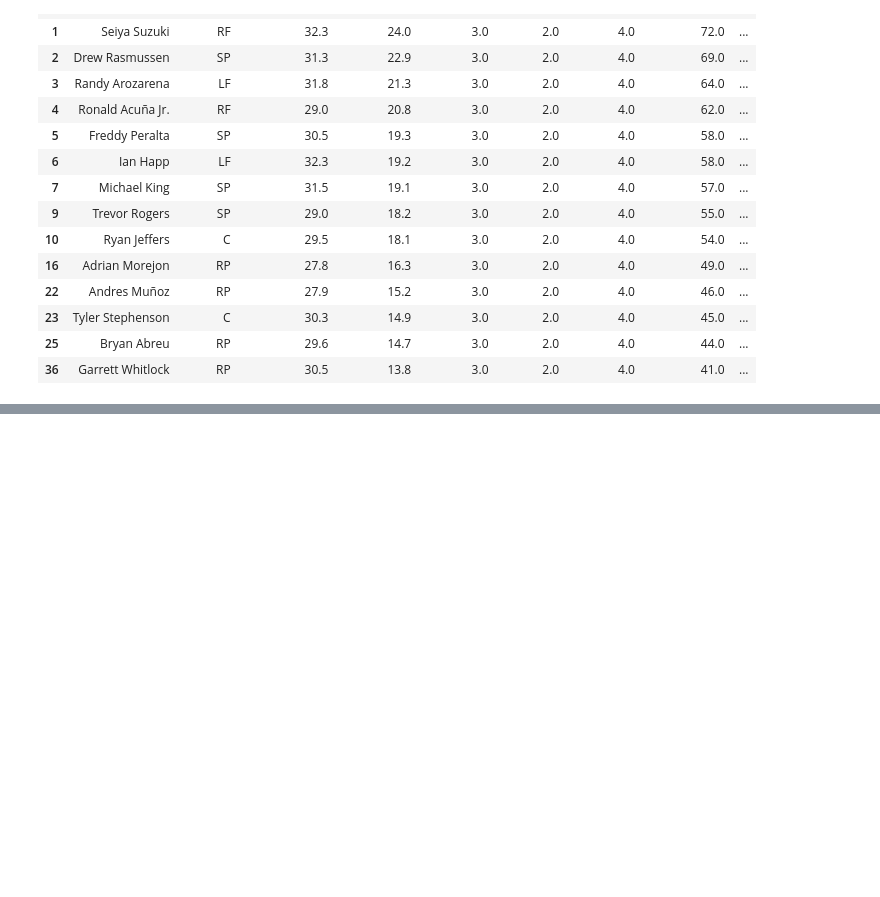
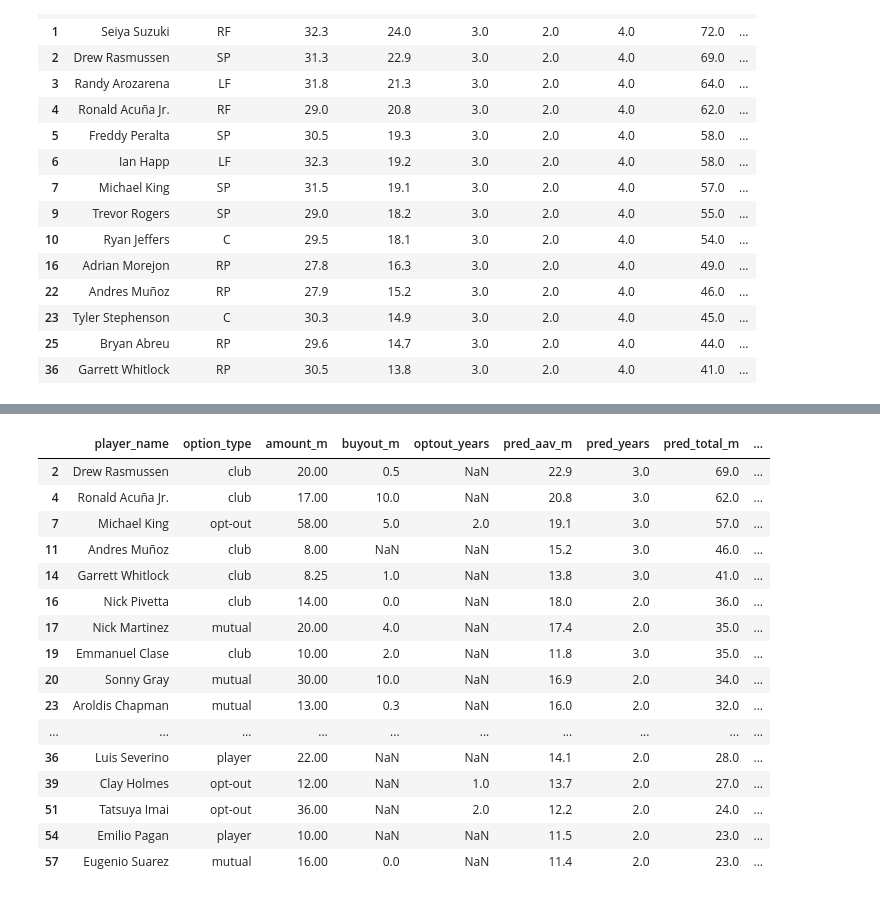
Before and after one commit to jpascarella17/fa-contract-model, a Jupyter notebook: notebooks/02_pull_stats.ipynb, the cells around one changed output, grey strips where cells are left out. Cells and saved outputs as stored; diff of their text form; code cells hidden in the pictures; blank space fills up the shorter version.

Commit message:
Add Skubal reference note and option calls

```diff
--- a/notebooks/02_pull_stats.ipynb
+++ b/notebooks/02_pull_stats.ipynb
@@ -1993,3 +1993,60 @@ Predicted years: {1.0: 156, 2.0: 81, 3.0: 15, 5.0: 1}
 | 23 | Tyler Stephenson | C | 30.3 | 14.9 | 3.0 | 2.0 | 4.0 | 45.0 | ... |
 | 25 | Bryan Abreu | RP | 29.6 | 14.7 | 3.0 | 2.0 | 4.0 | 44.0 | ... |
 | 36 | Garrett Whitlock | RP | 30.5 | 13.8 | 3.0 | 2.0 | 4.0 | 41.0 | ... |
+# %%
+import re
+import numpy as np
+import pandas as pd
+
+p = pd.read_csv("../outputs/fa_2027_contract_projections.csv")
+o = p[p["option_note"].notna() & (p["option_note"].astype(str).str.strip() != "")].copy()
+
+words = {"one": 1, "two": 2, "three": 3, "four": 4, "five": 5}
+
+def money(txt):
+    m = re.search(r"\$([\d.]+)\s*(MM|K)\b", txt)
+    if not m:
+        return np.nan
+    v = float(m.group(1))
+    return v if m.group(2) == "MM" else v / 1000
+
+def parse_option(note):
+    t = str(note)
+    low = t.lower()
+    r = {"option_type": "unknown", "amount_m": np.nan, "buyout_m": np.nan, "optout_years": np.nan}
+    if "opt out" in low:
+        r["option_type"] = "opt-out"
+        m = re.search(r"remaining\s+(\w+)\s+years?", low)
+        if m:
+            r["optout_years"] = words.get(m.group(1), np.nan)
+    elif "mutual option" in low:
+        r["option_type"] = "mutual"
+    elif "club option" in low:
+        r["option_type"] = "club"
+    elif "player option" in low:
+        r["option_type"] = "player"
+    r["amount_m"] = money(t)   # option salary, or money remaining for an opt-out
+    b = re.search(r"\$([\d.]+)\s*(MM|K)\s*buyout", t)
+    if b:
+        v = float(b.group(1))
+        r["buyout_m"] = v if b.group(2) == "MM" else v / 1000
+    elif "no buyout" in low:
+        r["buyout_m"] = 0.0
+    r["needs_review"] = (bool(re.search(r"\bif\b|innings|vest", low))
+                         or r["option_type"] == "unknown" or np.isnan(r["amount_m"]))
+    return pd.Series(r)
+
+o = pd.concat([o, o["option_note"].apply(parse_option)], axis=1)
+
+print("Players with an option or opt-out:", len(o))
+print(o["option_type"].value_counts().to_string())
+
+print("\nNeeds a manual look:")
+print(o[o["needs_review"]][["player_name", "option_type", "amount_m", "buyout_m", "option_note"]]
+      .to_string(index=False))
+
+cols = ["player_name", "option_type", "amount_m", "buyout_m", "optout_years",
+        "pred_aav_m", "pred_years", "pred_total_m", "needs_review"]
+o[cols].to_csv("../data/processed/fa_2027_options.csv", index=False)
+o.sort_values("pred_total_m", ascending=False)[cols].head(20)
+# %% [output]
@@ -1995,0 +2065,17 @@ Predicted years: {1.0: 156, 2.0: 81, 3.0: 15, 5.0: 1}
+|  | player_name | option_type | amount_m | buyout_m | optout_years | pred_aav_m | pred_years | pred_total_m | ... |
+| 2 | Drew Rasmussen | club | 20.00 | 0.5 | NaN | 22.9 | 3.0 | 69.0 | ... |
+| 4 | Ronald Acuña Jr. | club | 17.00 | 10.0 | NaN | 20.8 | 3.0 | 62.0 | ... |
+| 7 | Michael King | opt-out | 58.00 | 5.0 | 2.0 | 19.1 | 3.0 | 57.0 | ... |
+| 11 | Andres Muñoz | club | 8.00 | NaN | NaN | 15.2 | 3.0 | 46.0 | ... |
+| 14 | Garrett Whitlock | club | 8.25 | 1.0 | NaN | 13.8 | 3.0 | 41.0 | ... |
+| 16 | Nick Pivetta | club | 14.00 | 0.0 | NaN | 18.0 | 2.0 | 36.0 | ... |
+| 17 | Nick Martinez | mutual | 20.00 | 4.0 | NaN | 17.4 | 2.0 | 35.0 | ... |
+| 19 | Emmanuel Clase | club | 10.00 | 2.0 | NaN | 11.8 | 3.0 | 35.0 | ... |
+| 20 | Sonny Gray | mutual | 30.00 | 10.0 | NaN | 16.9 | 2.0 | 34.0 | ... |
+| 23 | Aroldis Chapman | mutual | 13.00 | 0.3 | NaN | 16.0 | 2.0 | 32.0 | ... |
+| ... | ... | ... | ... | ... | ... | ... | ... | ... | ... |
+| 36 | Luis Severino | player | 22.00 | NaN | NaN | 14.1 | 2.0 | 28.0 | ... |
+| 39 | Clay Holmes | opt-out | 12.00 | NaN | 1.0 | 13.7 | 2.0 | 27.0 | ... |
+| 51 | Tatsuya Imai | opt-out | 36.00 | NaN | 2.0 | 12.2 | 2.0 | 24.0 | ... |
+| 54 | Emilio Pagan | player | 10.00 | NaN | NaN | 11.5 | 2.0 | 23.0 | ... |
+| 57 | Eugenio Suarez | mutual | 16.00 | 0.0 | NaN | 11.4 | 2.0 | 23.0 | ... |
```
Also changed, not shown: parts of 3 cells of this notebook, 4 other files.
